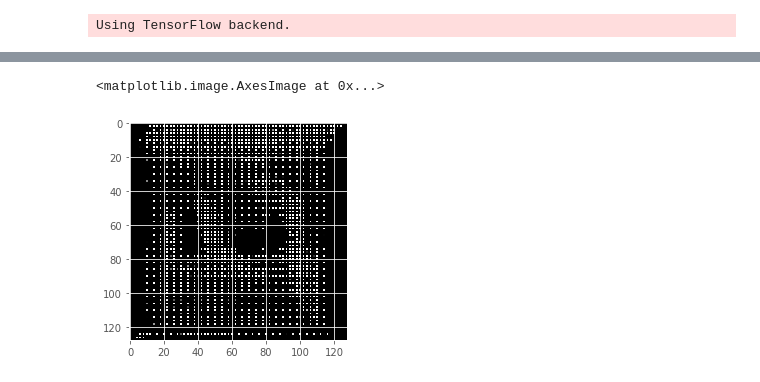
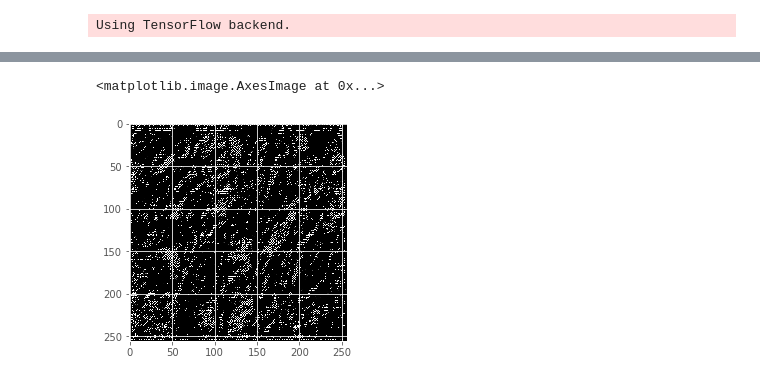
Before and after one commit to seva1232/image-segmentation, a Jupyter notebook: CNN.ipynb, the cells around one changed output, grey strips where cells are left out. Saved outputs shown, nothing was run; the diff lists cells and outputs as text; code cells hidden in the pictures.

```diff
--- a/CNN.ipynb
+++ b/CNN.ipynb
@@ -79,16 +82,20 @@ kernel = -1 * np.ones((kernel_size, kernel_size))
 kernel[kernel_size // 2 + 1, kernel_size// 2 + 1] = kernel_size ** 2 - 1
 
 for n, id_ in tqdm_notebook(enumerate(ids), total=len(ids)):
-    img = load_img("data/images/"+id_, color_mode = "grayscale")
-    x_img = img_to_array(img)
-    x_img = resize(x_img, (im_width, im_height, 1), mode = 'constant', preserve_range = True)
-    # Load masks
-    mask = img_to_array(load_img("data/masks/"+ id_[:-4] + '.png', color_mode = "grayscale"))
-    mask = filter2D(mask[...,0] , -1, kernel)
-    mask = resize(mask, (im_width, im_height, 1), mode = 'constant', preserve_range = True)
-    mask[mask!=0] = 1
-    X[n] = x_img/255.0
-    y[n] = mask/255.0
+    try:
+        img = load_img(TRAIN_DIR+id_, color_mode = "grayscale")
+        x_img = img_to_array(img)
+        x_img = resize(x_img, (im_width, im_height, 1), mode = 'constant', preserve_range = True)
+        # Load masks
+        mask = img_to_array(load_img(MASK_DIR + id_[:-4] + '_mask' '.tif', color_mode = "grayscale"))
+        mask = filter2D(mask[...,0] , -1, kernel)
+        mask = resize(mask, (im_width, im_height, 1), mode = 'constant', preserve_range = True)
+        mask[mask!=0] = 1
+        X[n] = x_img/255.0
+        y[n] = mask/255.0
+    except FileNotFoundError:
+        X[n] = 0/255.0
+        y[n] = 0/255.0
 
 X_train, X_valid, y_train, y_valid = train_test_split(X, y, test_size=0.1, random_state=42)
 # %% [output]
@@ -236,5 +243,7 @@ plt.imshow(img[..., 0], cmap='gray')
 # %%
-plt.imshow(model.predict(img[np.newaxis, ...])[0, ..., 0] * 256, cmap='gray')
+prediction = model.predict(img[np.newaxis, ...])[0, ..., 0]
-# %% [output]
-<matplotlib.image.AxesImage at 0x...>
-[figure, removed]
+# %%
+plt.imshow(prediction * 255, cmap='gray')
+# %% [output]
+<matplotlib.image.AxesImage at 0x...>
+[figure, added]
```
Also changed, not shown: parts of 4 cells of this notebook.
